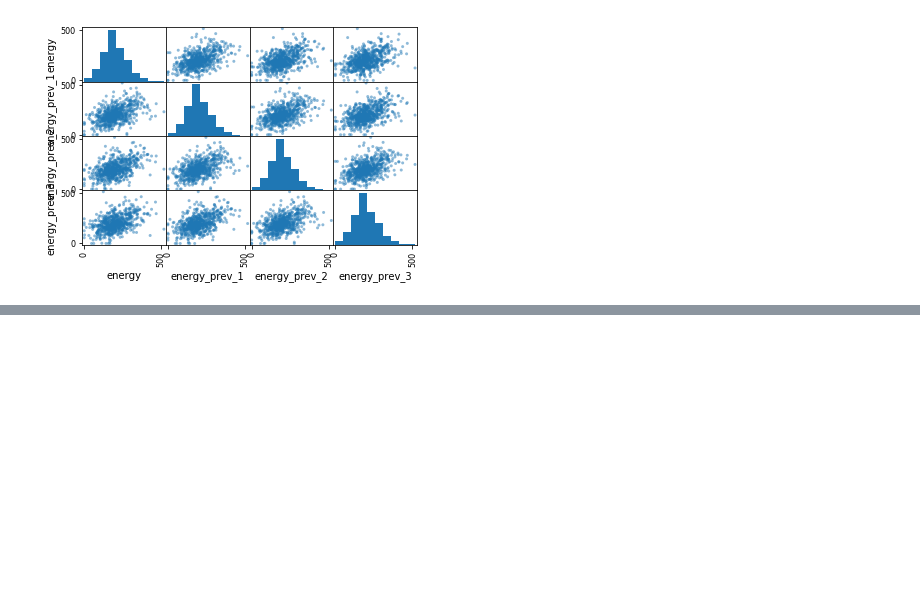
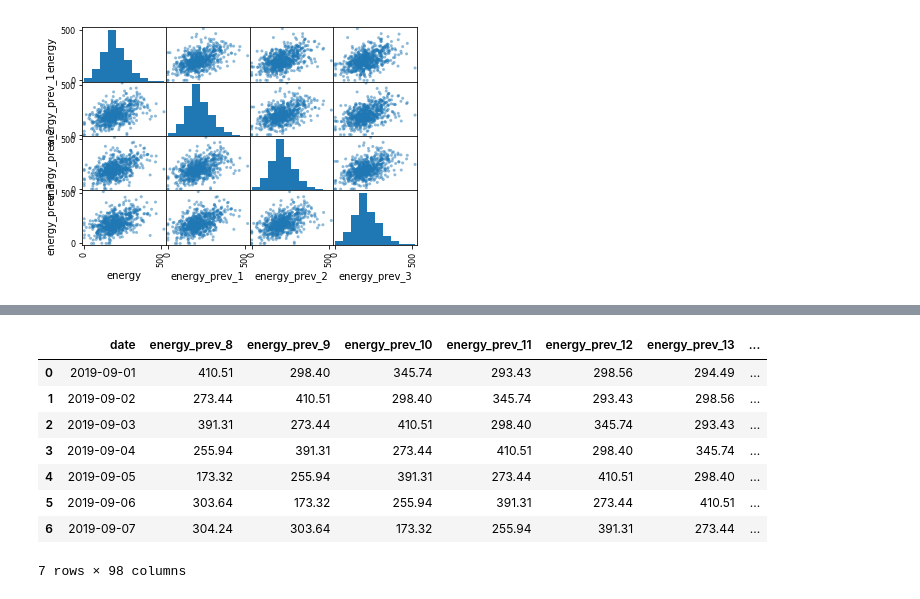
Before and after one commit to HACC2019/garys-best, a Jupyter notebook: eda/full_forecast.ipynb, the cells around one changed output, grey strips where cells are left out. Cells and saved outputs as stored; diff of their text form; code cells hidden in the pictures; blank space fills up the shorter version.

```diff
--- a/eda/full_forecast.ipynb
+++ b/eda/full_forecast.ipynb
@@ -704,0 +402,52 @@ df_test.to_csv('test_run.csv',index=False)
+# %%
+from datetime import timedelta
+test_stations = []
+for station in stations:
+    most_recent_session = station['date'].values[-1]
+
+    test_station = pd.DataFrame()
+    test_station['date'] = pd.Series([most_recent_session + timedelta(days=x) for x in range(1, 8)])
+    for col in ['energy', 'on_peak', 'mid_day', 'off_peak', 'error_rounding', 'error_calculation', 'session_type_DEVICE', 'session_type_MOBILE', 'session_type_WEB',
+       'port_type_CHADEMO', 'port_type_DCCOMBOTYP1', 'payment_mode_CREDITCARD',
+       'payment_mode_RFID']:
+        for x in range(1, 7):
+            test_station[f'{col}_prev_{7+x}'] = station[col].shift(7+x).values[-7:]
+    test_station = test_station.dropna().reset_index(drop=True)
+    test_station['day_of_week'] = pd.to_datetime(test_station['date']).dt.day_name()
+    test_station['month'] = pd.to_datetime(test_station['date']).dt.month_name()
+    for col in ['day_of_week', 'month']:
+        test_station[col] = test_station[col].astype('category')
+
+    months = set([
+        'month_April',
+        'month_August',
+        'month_December',
+        'month_February',
+        'month_January',
+        'month_July',
+        'month_June',
+        'month_March',
+        'month_May',
+        'month_November',
+        'month_October'
+    ])
+    test_station = test_station.join(pd.get_dummies(test_station.select_dtypes('category')))
+    test_station = test_station.drop(test_station.select_dtypes('category'), axis=1)
+    months = months - set(test_station.columns)
+    months_df = pd.DataFrame()
+    for month in months:
+        months_df[month] = [0] * 7
+    test_station = test_station.join(months_df)
+    test_stations.append(test_station)
+# %%
+test_stations[0]
+# %% [output]
+|  | date | energy_prev_8 | energy_prev_9 | energy_prev_10 | energy_prev_11 | energy_prev_12 | energy_prev_13 | ... |
+| 0 | 2019-09-01 | 410.51 | 298.40 | 345.74 | 293.43 | 298.56 | 294.49 | ... |
+| 1 | 2019-09-02 | 273.44 | 410.51 | 298.40 | 345.74 | 293.43 | 298.56 | ... |
+| 2 | 2019-09-03 | 391.31 | 273.44 | 410.51 | 298.40 | 345.74 | 293.43 | ... |
+| 3 | 2019-09-04 | 255.94 | 391.31 | 273.44 | 410.51 | 298.40 | 345.74 | ... |
+| 4 | 2019-09-05 | 173.32 | 255.94 | 391.31 | 273.44 | 410.51 | 298.40 | ... |
+| 5 | 2019-09-06 | 303.64 | 173.32 | 255.94 | 391.31 | 273.44 | 410.51 | ... |
+| 6 | 2019-09-07 | 304.24 | 303.64 | 173.32 | 255.94 | 391.31 | 273.44 | ... |
+7 rows × 98 columns
```
Also changed, not shown: parts of 37 cells of this notebook, 1 other file.
